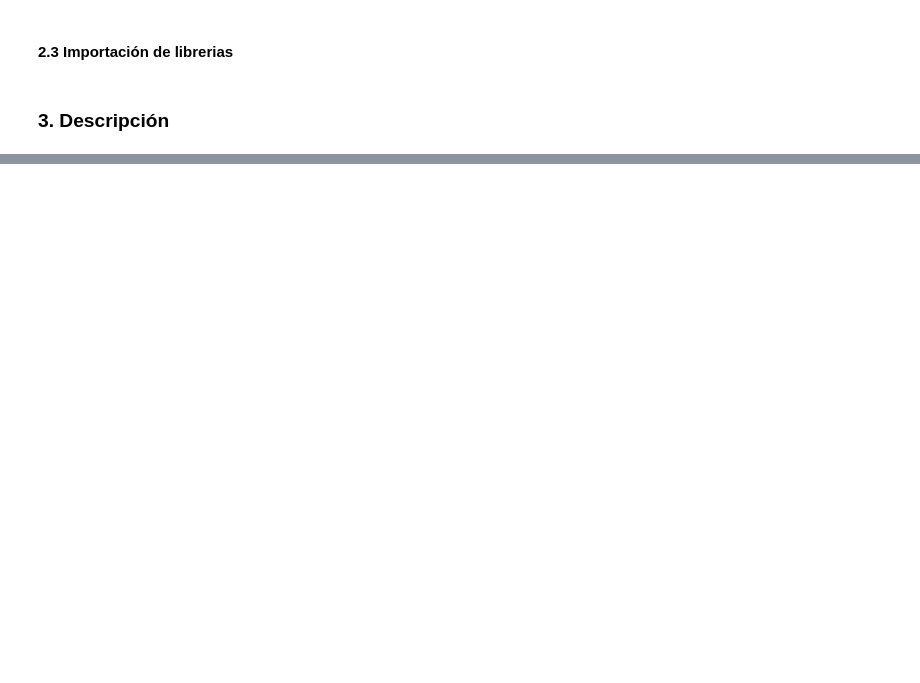
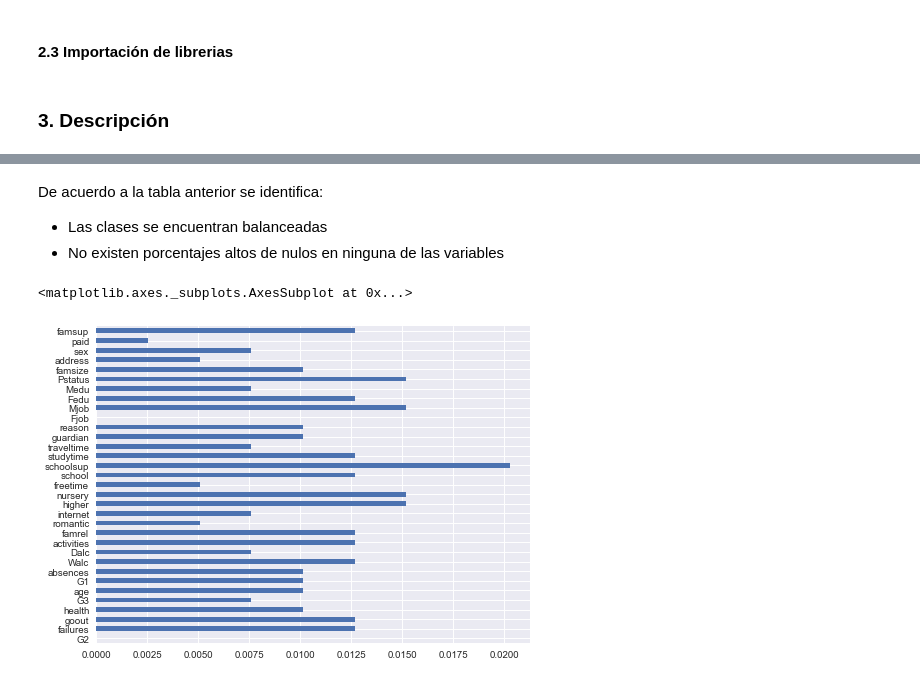
Before and after one commit to oportusgonzalo/data-science-desafio-latam, a Jupyter notebook: data-science-fundamentals/prueba/enunciado_2.ipynb, the cells around one changed output, grey strips where cells are left out. Saved outputs shown, nothing was run; the diff lists cells and outputs as text; code cells hidden in the pictures; blank space fills up the shorter version.

```diff
--- a/data-science-fundamentals/prueba/enunciado_2.ipynb
+++ b/data-science-fundamentals/prueba/enunciado_2.ipynb
@@ -124,0 +146,3 @@ df = pd.read_csv('students.csv', sep='|', encoding='latin-1').drop('Unnamed: 0',
+# %%
+calidad = calidad_datos(df)
+calidad
@@ -124,0 +167,10 @@ df = pd.read_csv('students.csv', sep='|', encoding='latin-1').drop('Unnamed: 0',
+# %% [markdown]
+De acuerdo a la tabla anterior se identifica:
+* Las clases se encuentran balanceadas
+* No existen porcentajes altos de nulos en ninguna de las variables
+# %%
+# grafica que visualiza el porcentaje de nulos
+calidad['porc_nulos'].plot(kind='barh')
+# %% [output]
+<matplotlib.axes._subplots.AxesSubplot at 0x...>
+[figure, added]
```
Also changed, not shown: parts of 24 cells of this notebook, 1 other file.
